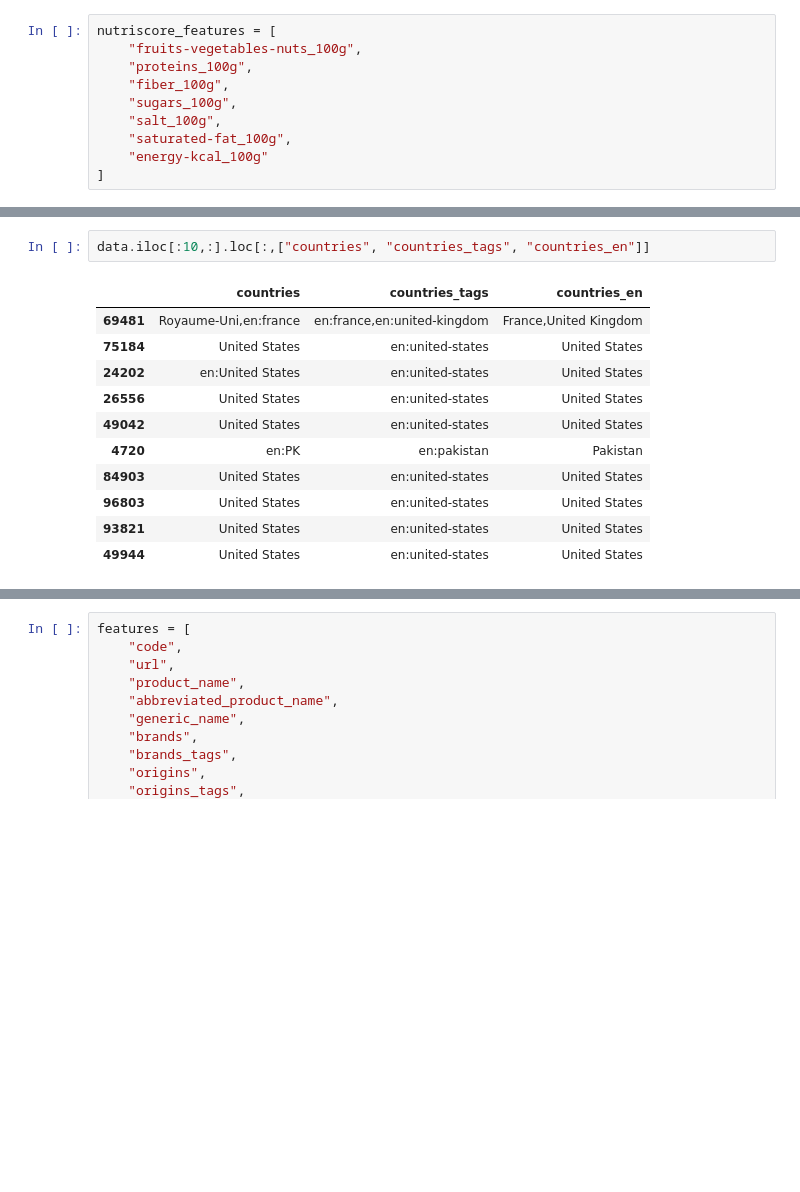
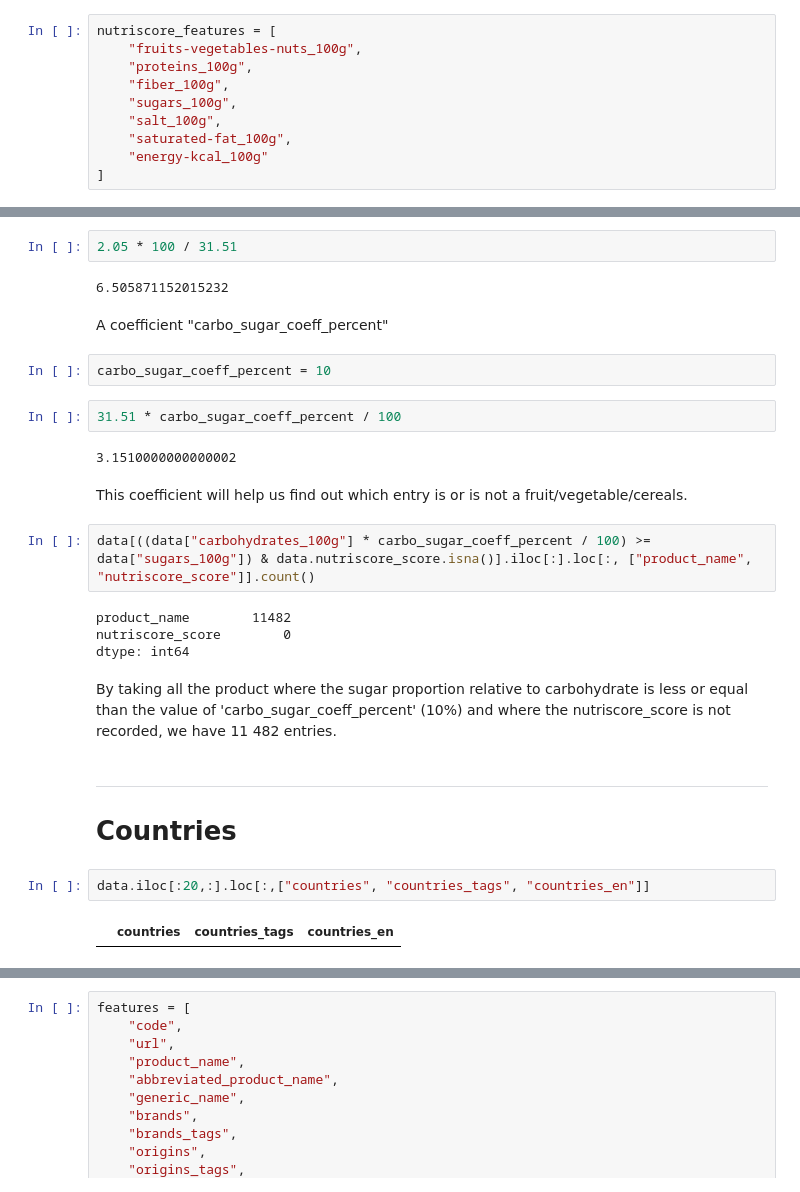
Before and after one commit to curiousmindflow/oc-ml-p2, a Jupyter notebook: preparation.ipynb, the cells around one changed output, grey strips where cells are left out. Drawn from its saved outputs; the diff is of its cells as text; blank space fills up the shorter version.

Commit message:
nutriscore formula writing in progress

```diff
--- a/preparation.ipynb
+++ b/preparation.ipynb
@@ -172,17 +230,32 @@ dtype: object
+# %%
+2.05 * 100 / 31.51
+# %% [output]
+6.505871152015232
+# %% [markdown]
+A coefficient "carbo_sugar_coeff_percent"
+# %%
+carbo_sugar_coeff_percent = 10
+# %%
+31.51 * carbo_sugar_coeff_percent / 100
+# %% [output]
+3.1510000000000002
+# %% [markdown]
+This coefficient will help us find out which entry is or is not a fruit/vegetable/cereals.
+# %%
+data[((data["carbohydrates_100g"] * carbo_sugar_coeff_percent / 100) >= data["sugars_100g"]) & data.nutriscore_score.isna()].iloc[:].loc[:, ["product_name", "nutriscore_score"]].count()
+# %% [output]
+product_name        11482
+nutriscore_score        0
+dtype: int64
+# %% [markdown]
+By taking all the product where the sugar proportion relative to carbohydrate is less or equal than the value of 'carbo_sugar_coeff_percent' (10%) and where the nutriscore_score is not recorded, we have 11 482 entries.
+# %% [markdown]
+***
+# Countries
 # %%
-data.iloc[:10,:].loc[:,["countries", "countries_tags", "countries_en"]]
+data.iloc[:20,:].loc[:,["countries", "countries_tags", "countries_en"]]
 # %% [output]
 |  | countries | countries_tags | countries_en |
-| 69481 | Royaume-Uni,en:france | en:france,en:united-kingdom | France,United Kingdom |
-| 75184 | United States | en:united-states | United States |
-| 24202 | en:United States | en:united-states | United States |
-| 26556 | United States | en:united-states | United States |
-| 49042 | United States | en:united-states | United States |
-| 4720 | en:PK | en:pakistan | Pakistan |
-| 84903 | United States | en:united-states | United States |
-| 96803 | United States | en:united-states | United States |
-| 93821 | United States | en:united-states | United States |
-| 49944 | United States | en:united-states | United States |
 # %%
 fill_infos(data, "countries_en")
 # %% [output]
```
Also changed, not shown: parts of 30 cells of this notebook, 1 other file.
